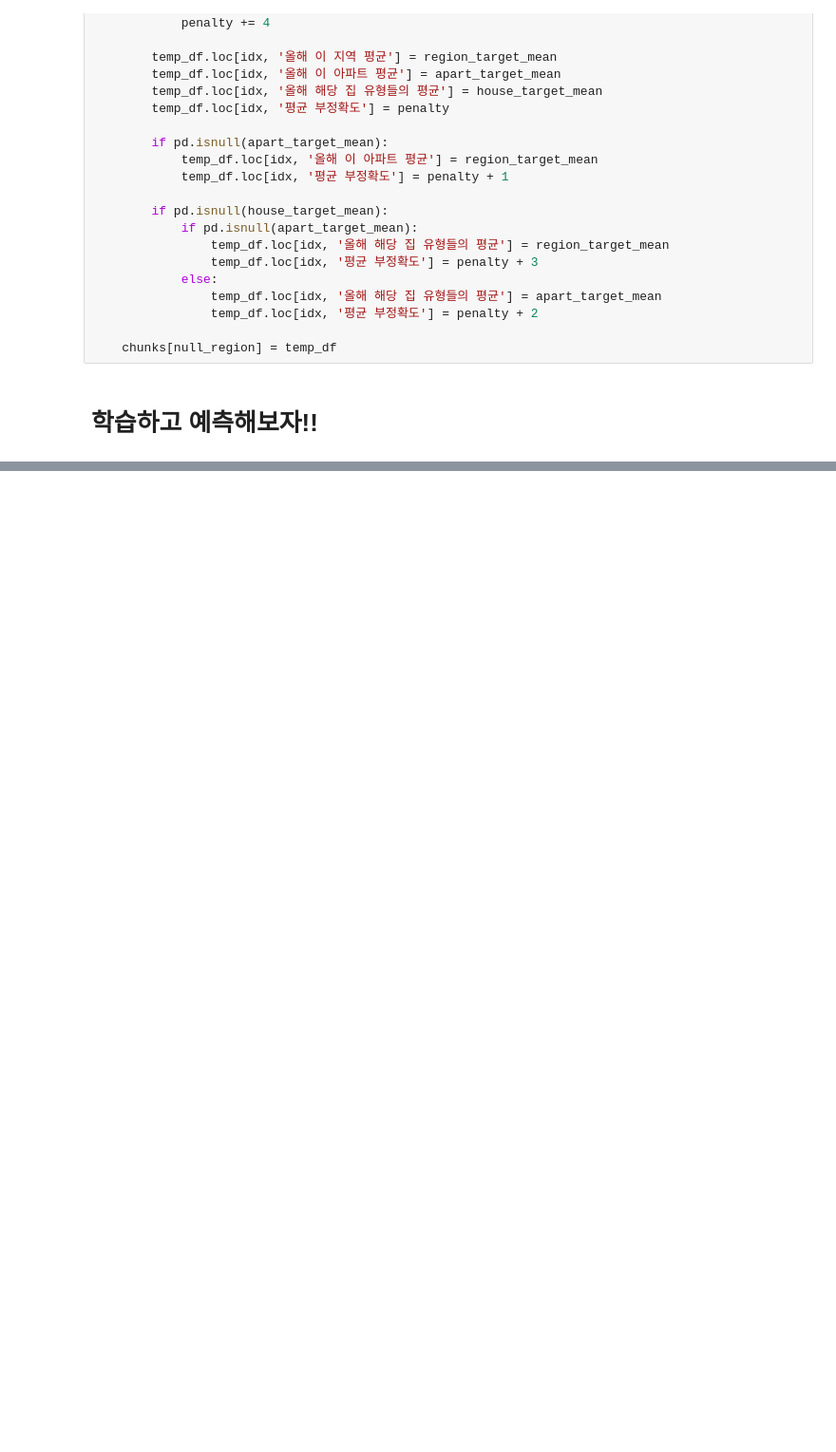
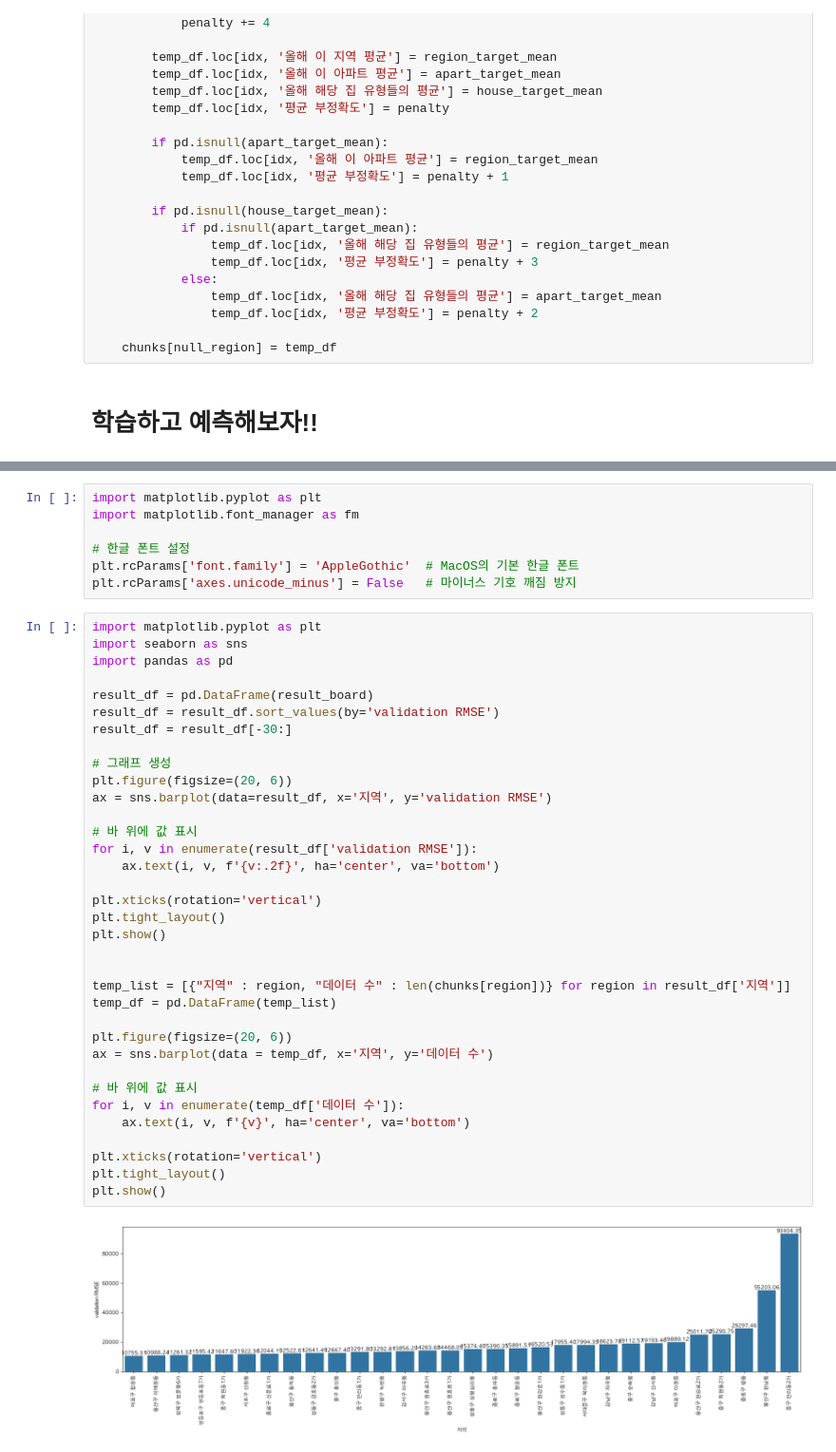
Before and after one commit to UpstageAILab3/upstage-ml-regression-ml12-pub, a Jupyter notebook: region.ipynb, the cells around one changed output, grey strips where cells are left out. Shown: that part at 95% size. Saved outputs shown, nothing was run; the diff lists cells and outputs as text; blank space fills up the shorter version.

Commit message:
RMSE : 14939

```diff
--- a/region.ipynb
+++ b/region.ipynb
@@ -452,0 +460,44 @@ sns.barplot(data = result_df, x='지역', y='validation RMSE')
+# %%
+import matplotlib.pyplot as plt
+import matplotlib.font_manager as fm
+
+# 한글 폰트 설정
+plt.rcParams['font.family'] = 'AppleGothic'  # MacOS의 기본 한글 폰트
+plt.rcParams['axes.unicode_minus'] = False   # 마이너스 기호 깨짐 방지
+# %%
+import matplotlib.pyplot as plt
+import seaborn as sns
+import pandas as pd
+
+result_df = pd.DataFrame(result_board)
+result_df = result_df.sort_values(by='validation RMSE')
+result_df = result_df[-30:]
+
+# 그래프 생성
+plt.figure(figsize=(20, 6))
+ax = sns.barplot(data=result_df, x='지역', y='validation RMSE')
+
+# 바 위에 값 표시
+for i, v in enumerate(result_df['validation RMSE']):
+    ax.text(i, v, f'{v:.2f}', ha='center', va='bottom')
+
+plt.xticks(rotation='vertical')
+plt.tight_layout()
+plt.show()
+
+
+temp_list = [{"지역" : region, "데이터 수" : len(chunks[region])} for region in result_df['지역']]
+temp_df = pd.DataFrame(temp_list)
+
+plt.figure(figsize=(20, 6))
+ax = sns.barplot(data = temp_df, x='지역', y='데이터 수')
+
+# 바 위에 값 표시
+for i, v in enumerate(temp_df['데이터 수']):
+    ax.text(i, v, f'{v}', ha='center', va='bottom')
+
+plt.xticks(rotation='vertical')
+plt.tight_layout()
+plt.show()
+# %% [output]
+[figure, added]
```
Also changed, not shown: parts of 10 cells of this notebook, 6 other files.
